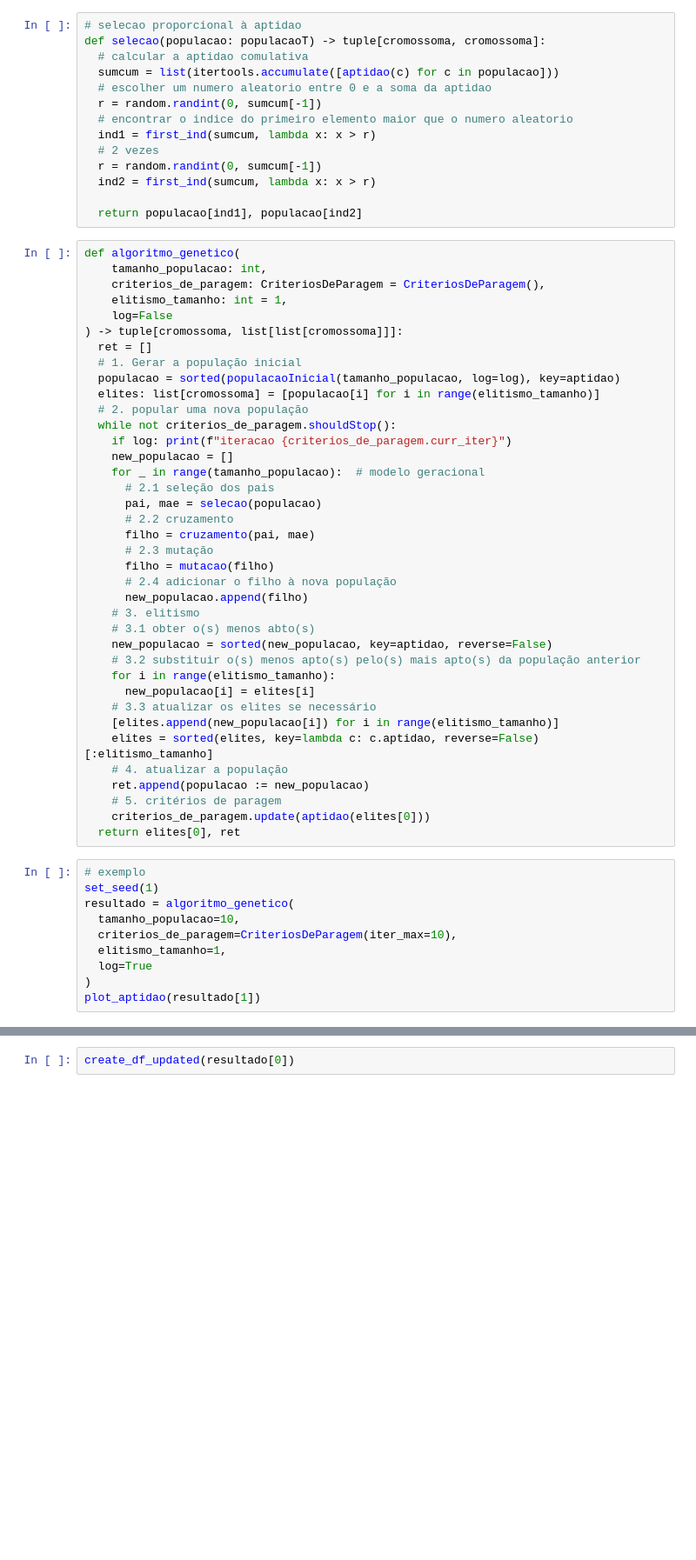
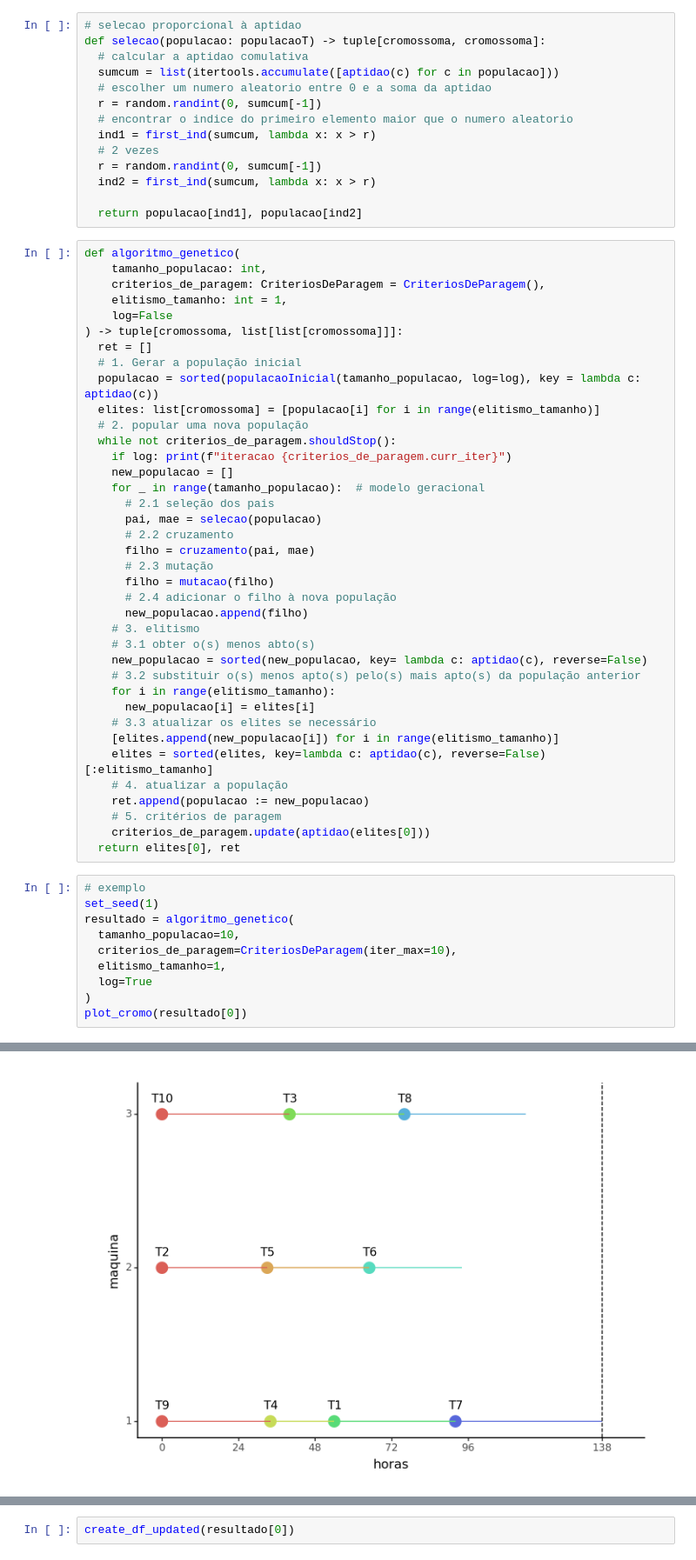
Before and after one commit to kardecallan566/Trab_grup_OH, a Jupyter notebook: notebooks/main.ipynb, the cells around one changed output, grey strips where cells are left out. Shown: that part at 87% size. Cells and saved outputs as stored; diff of their text form; blank space fills up the shorter version.

```diff
--- a/notebooks/main.ipynb
+++ b/notebooks/main.ipynb
@@ -448,7 +448,7 @@ def algoritmo_genetico(
 ) -> tuple[cromossoma, list[list[cromossoma]]]:
   ret = []
   # 1. Gerar a população inicial
-  populacao = sorted(populacaoInicial(tamanho_populacao, log=log), key=aptidao)
+  populacao = sorted(populacaoInicial(tamanho_populacao, log=log), key = lambda c: aptidao(c))
   elites: list[cromossoma] = [populacao[i] for i in range(elitismo_tamanho)]
   # 2. popular uma nova população
   while not criterios_de_paragem.shouldStop():
@@ -465,13 +465,13 @@ def algoritmo_genetico(
       new_populacao.append(filho)
     # 3. elitismo
     # 3.1 obter o(s) menos abto(s)
-    new_populacao = sorted(new_populacao, key=aptidao, reverse=False)
+    new_populacao = sorted(new_populacao, key= lambda c: aptidao(c), reverse=False)
     # 3.2 substituir o(s) menos apto(s) pelo(s) mais apto(s) da população anterior
     for i in range(elitismo_tamanho):
       new_populacao[i] = elites[i]
     # 3.3 atualizar os elites se necessário
     [elites.append(new_populacao[i]) for i in range(elitismo_tamanho)]
-    elites = sorted(elites, key=lambda c: c.aptidao, reverse=False)[:elitismo_tamanho]
+    elites = sorted(elites, key=lambda c: aptidao(c), reverse=False)[:elitismo_tamanho]
     # 4. atualizar a população
     ret.append(populacao := new_populacao)
     # 5. critérios de paragem
@@ -486,7 +486,7 @@ resultado = algoritmo_genetico(
   elitismo_tamanho=1,
   log=True
 )
-plot_aptidao(resultado[1])
+plot_cromo(resultado[0])
 # %% [output]
 Cromo 1: [3, 2, 5, 1, 4, 6, 8, 10, 9, 7]
 Cromo 2: [2, 8, 1, 7, 4, 6, 9, 3, 10, 5]
@@ -501,0 +511 @@ iteracao 0
+[figure, added]
```
Also changed, not shown: parts of 1 cell of this notebook.
